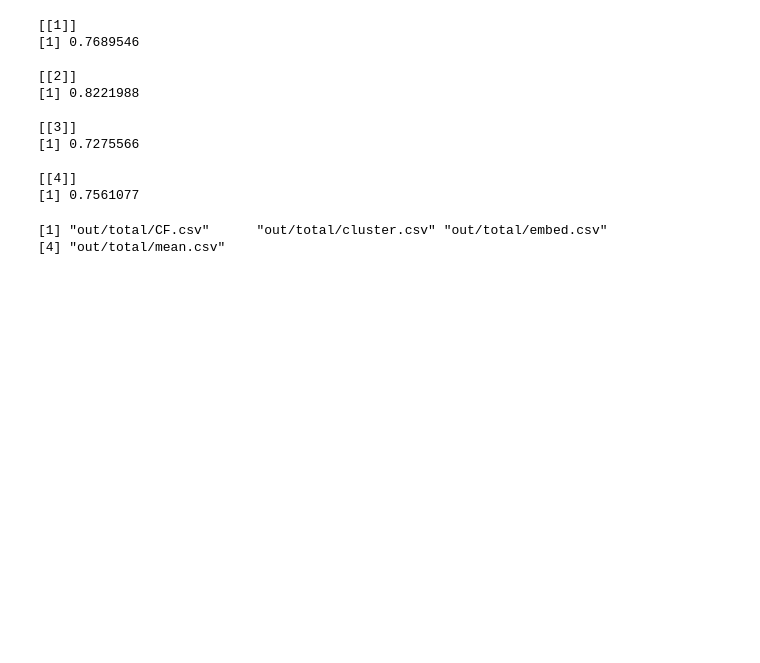
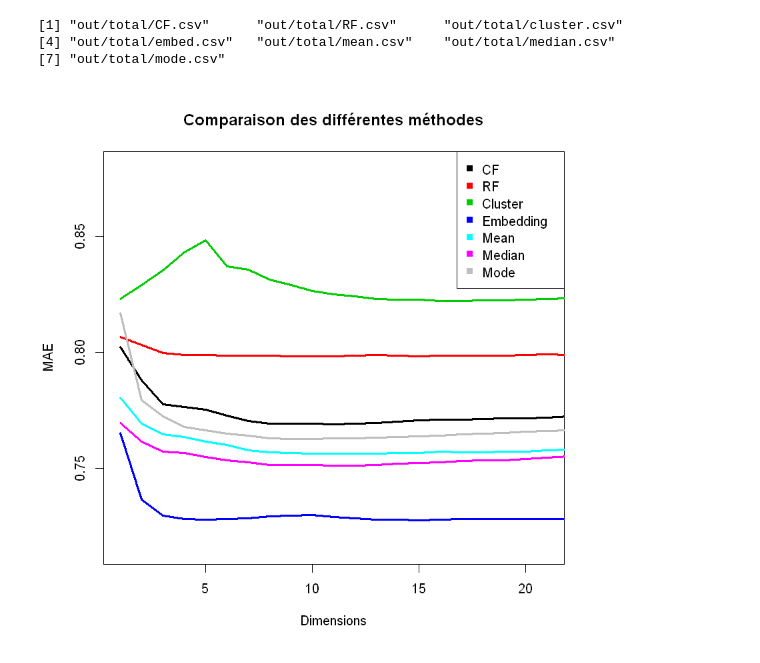
Before and after one commit to olivierp9/Recommender-System, a Jupyter notebook: projet/all_methods.ipynb, the cells around one changed output. Drawn from its saved outputs; the diff is of its cells as text; code cells hidden in the pictures; blank space fills up the shorter version.

```diff
--- a/projet/all_methods.ipynb
+++ b/projet/all_methods.ipynb
@@ -99,19 +26,21 @@ legend("topright",legend = c("CF","Cluster","Moyenne","Embedding"),col = c("red"
-# %%
-lapply(listOfFiles,FUN=min,axis=1)
-# %% [output]
-[[1]]
-[1] 0.7689546
-
-[[2]]
-[1] 0.8221988
-
-[[3]]
-[1] 0.7275566
-
-[[4]]
-[1] 0.7561077
+# %%
+files <- files[-3]
 # %%
 files
 # %% [output]
-[1] "out/total/CF.csv"      "out/total/cluster.csv" "out/total/embed.csv"
-[4] "out/total/mean.csv"
+[1] "out/total/CF.csv"      "out/total/RF.csv"      "out/total/cluster.csv"
+[4] "out/total/embed.csv"   "out/total/mean.csv"    "out/total/median.csv"
+[7] "out/total/mode.csv"
+# %%
+listOfFiles <- lapply(files, function(x) read.csv(x,sep=""))
+x<-1:22
+df <- data.frame(matrix(unlist(listOfFiles), nrow=22, byrow=T))
+plot(x,as.vector(unlist(listOfFiles[1])),type="l",col=1,ylim = c(0.715,0.88),lwd = 3,xlim = c(1,21),xlab = "Dimensions",ylab="MAE",main="Comparaison des différentes méthodes")
+for (i in seq(2,6)){
+    lines(x,as.vector(unlist(listOfFiles[i])),lwd = 3,col=i)
+}
+lines(x,as.vector(unlist(listOfFiles[7])),lwd = 3,col=8)
+
+legend("topright",legend = c("CF","RF","Cluster","Embedding","Mean","Median","Mode"),col = c(1:6,8),pch=15)
+# %% [output]
+[figure, added]
```
Also changed, not shown: parts of 4 cells of this notebook, 14 other files.
